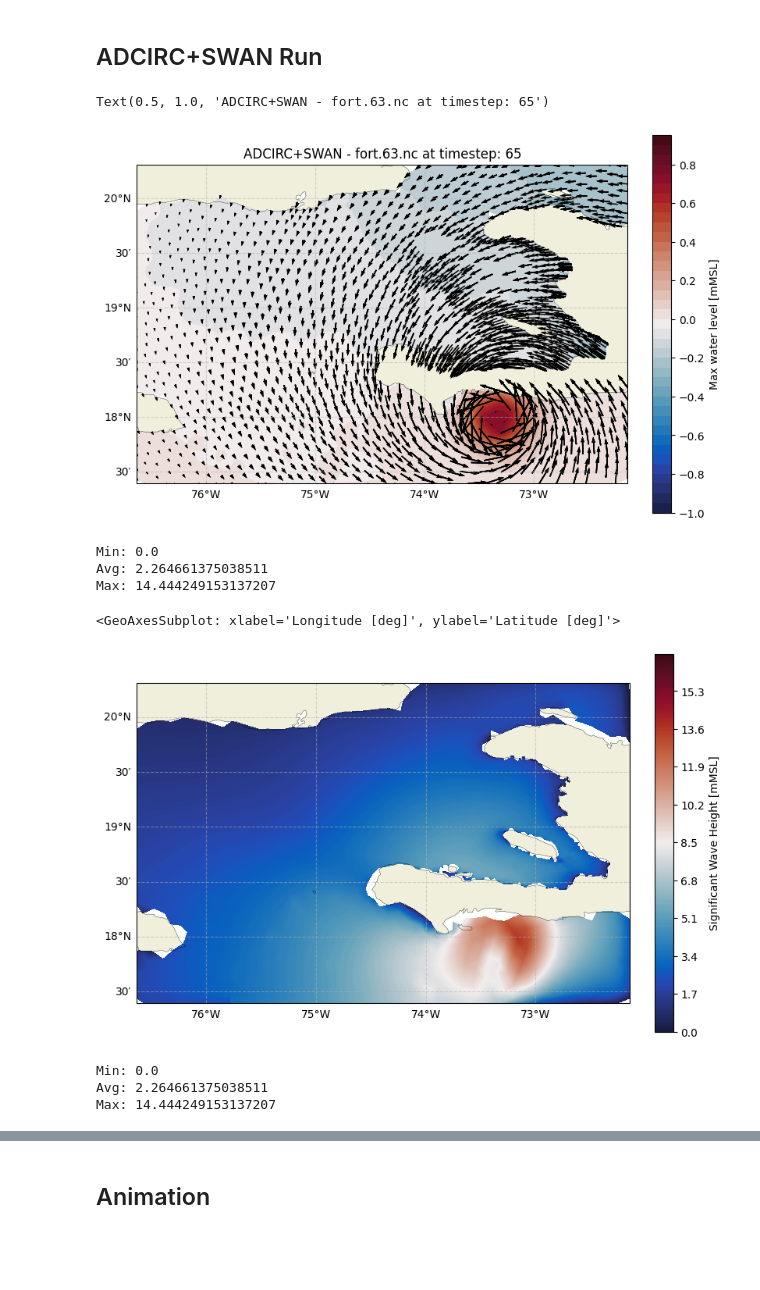
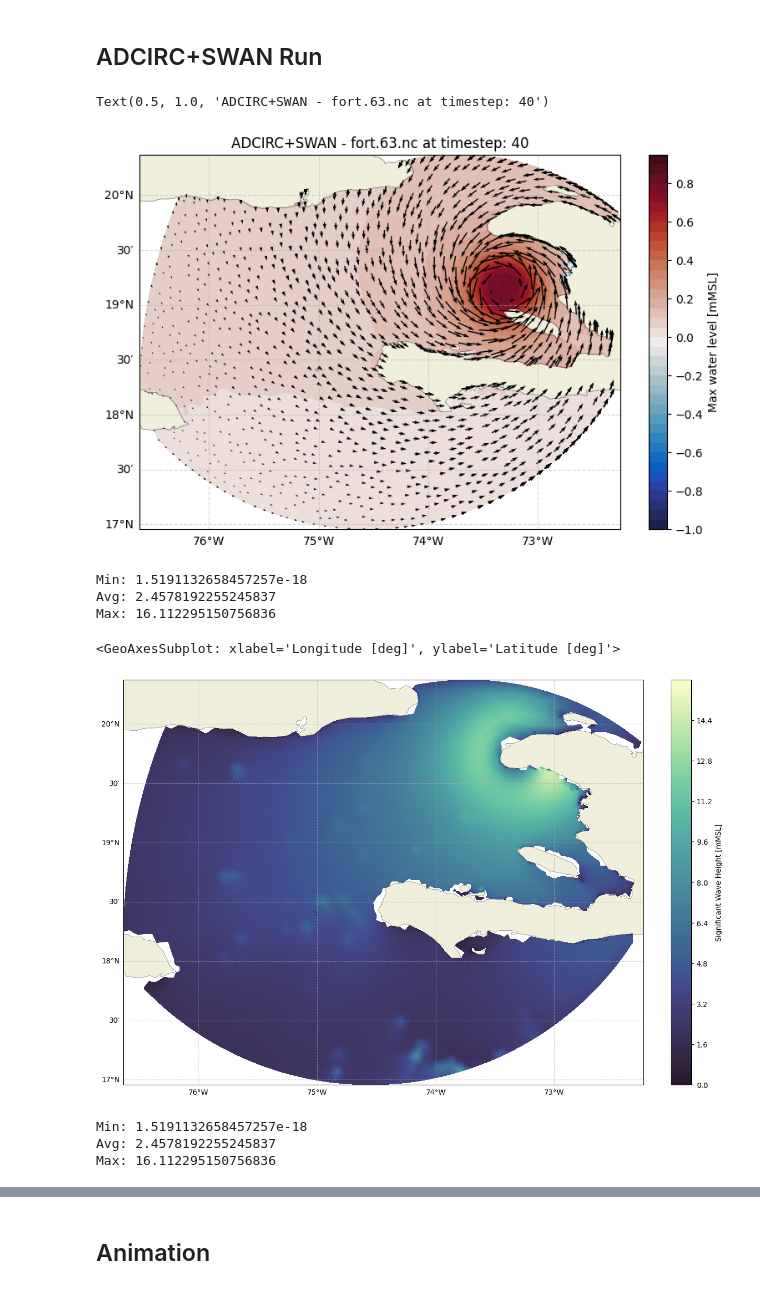
Before and after one commit to aesgeorges/LaGonaveFM, a Jupyter notebook: analysis/plot.ipynb, the cells around one changed output, grey strips where cells are left out. Cells and saved outputs as stored; diff of their text form; code cells hidden in the pictures; blank space fills up the shorter version.

```diff
--- a/analysis/plot.ipynb
+++ b/analysis/plot.ipynb
@@ -70,10 +70,10 @@ Text(0, 0.5, 'Water level [m MSL]')
 # %% [markdown]
 ## ADCIRC+SWAN Run
 # %%
-timestep=65
+timestep=40
 # %%
-super_shift = '../staging/runs/Matthew2016_SWAN_mod/'
-root_swan = super_shift+'adcirc+swan/'
+super_shift = '../sims/Matthew16_base/'
+root_swan = super_shift#+'adcirc+swan/'
 # %%
 ## load the NetCDF dataset from a specified file path
 nc_swan = netcdf.Dataset(root_swan+'fort.63.nc', 'r')
@@ -81,12 +81,12 @@ nc2 = netcdf.Dataset(root_swan+'fort.74.nc', 'r')
 # %%
 fig, ax = plt.subplots(figsize = (8,5), subplot_kw={'projection': ccrs.PlateCarree()},
                     constrained_layout=True)
 plot_nc(nc_swan, 'zeta', levels = np.arange(-1., 1., 0.05), background_map = True, cbar = True, cb_label = 'Max water level [mMSL]', cmap = cmocean.cm.balance, ts = timestep,
-        ncvec = nc2, dxvec=0.05, dyvec=0.05, vecsc=700, ax = ax, fig = fig)
+        ncvec = nc2, dxvec=0.1, dyvec=0.1, vecsc=1000, ax = ax, fig = fig)
 ax.set_title('ADCIRC+SWAN - fort.63.nc at timestep: '+str(timestep))
 # %% [output]
-Text(0.5, 1.0, 'ADCIRC+SWAN - fort.63.nc at timestep: 65')
+Text(0.5, 1.0, 'ADCIRC+SWAN - fort.63.nc at timestep: 40')
-[figure, old version]
+[figure, new version]
 # %%
 nc_HS = netcdf.Dataset(root_swan+'swan_HS.63.nc', 'r')
 
@@ -96,19 +96,19 @@ print('Min: ' + str(swan_HS_list.min()))
 print('Avg: ' + str(swan_HS_list.mean()))
 print('Max: ' + str(swan_HS_list.max()))
 # %% [output]
-Min: 0.0
-Avg: 2.264661375038511
-Max: 14.444249153137207
+Min: 1.5191132658457257e-18
+Avg: 2.4578192255245837
+Max: 16.112295150756836
 # %%
-fig, ax = plt.subplots(figsize = (8,5), subplot_kw={'projection': ccrs.PlateCarree()},
+fig, ax = plt.subplots(figsize = (12,8), subplot_kw={'projection': ccrs.PlateCarree()},
                     constrained_layout=True)
 
-plot_nc(nc_HS, 'swan_HS', levels = np.arange(0., 17., 0.05),
+plot_nc(nc_HS, 'swan_HS', levels = np.arange(0., 16., 0.01),
         background_map = True, cbar = True, cb_label = 'Significant Wave Height [mMSL]',
-        cmap = cmocean.cm.balance, ts = timestep, ax = ax, fig = fig)
+        cmap = cmocean.cm.deep_r, ts = timestep, ax = ax, fig = fig)
 # %% [output]
 <GeoAxesSubplot: xlabel='Longitude [deg]', ylabel='Latitude [deg]'>
-[figure, old version]
+[figure, new version]
 # %%
 nc_DIR = netcdf.Dataset(root_swan+'swan_DIR.63.nc', 'r')
 variables = list(nc_DIR.variables.keys())
@@ -117,9 +117,9 @@ print('Min: ' + str(swan_HS_DIR.min()))
 print('Avg: ' + str(swan_HS_DIR.mean()))
 print('Max: ' + str(swan_HS_DIR.max()))
 # %% [output]
-Min: 0.0
-Avg: 2.264661375038511
-Max: 14.444249153137207
+Min: 1.5191132658457257e-18
+Avg: 2.4578192255245837
+Max: 16.112295150756836
 # %%
 import pandas as pd
 
```
Also changed, not shown: parts of 9 cells of this notebook, 25 other files.
